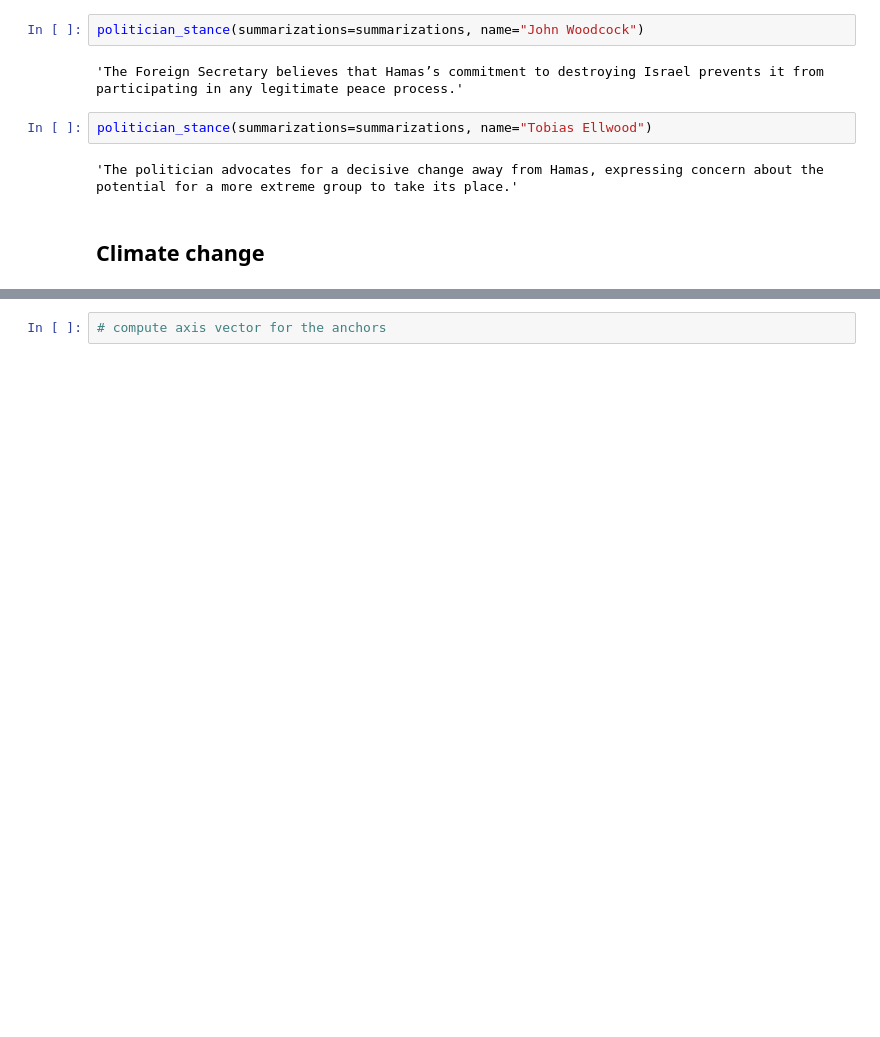
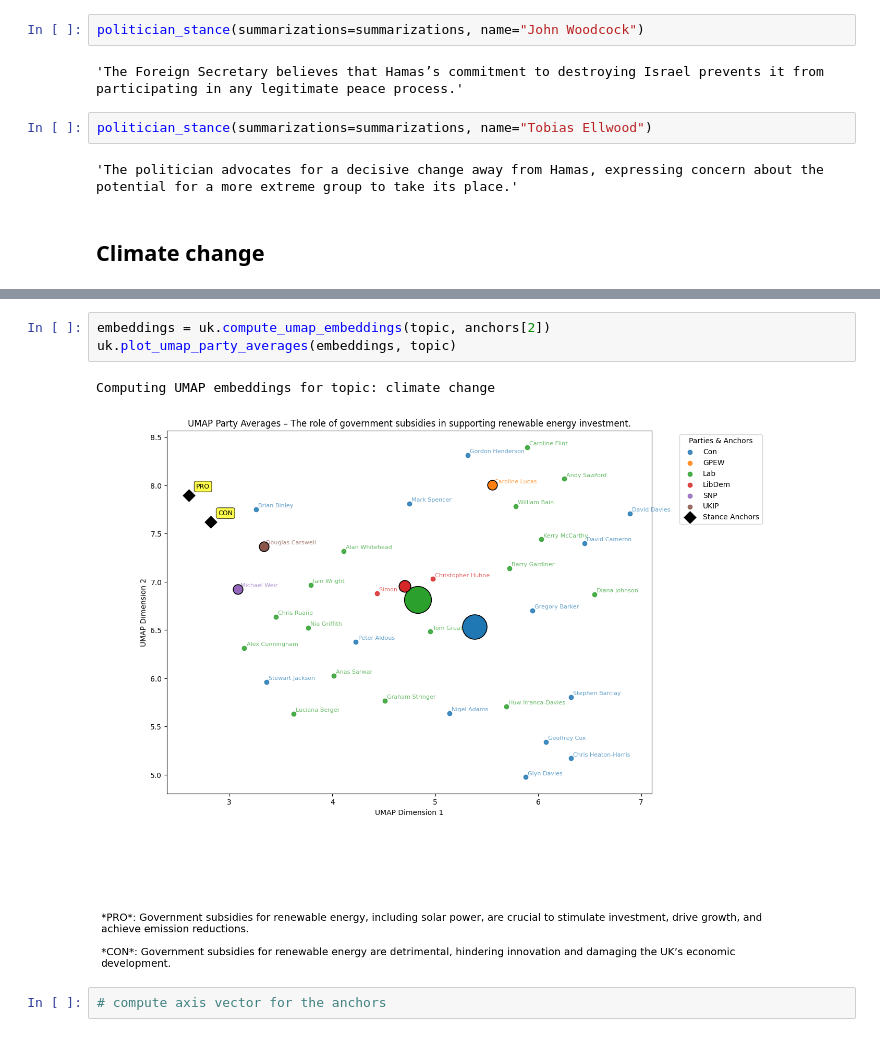
Before and after one commit to fedefraschio/stance-detection-uk-parliament, a Jupyter notebook: notebooks/stance_detection.ipynb, the cells around one changed output, grey strips where cells are left out. Saved outputs shown, nothing was run; the diff lists cells and outputs as text; blank space fills up the shorter version.

Commit message:
further experiments with prompting and anchor generation

```diff
--- a/notebooks/stance_detection.ipynb
+++ b/notebooks/stance_detection.ipynb
@@ -244,2 +270,8 @@ Computing UMAP embeddings for topic: climate change
+# %%
+embeddings = uk.compute_umap_embeddings(topic, anchors[2])
+uk.plot_umap_party_averages(embeddings, topic)
+# %% [output]
+Computing UMAP embeddings for topic: climate change
+[figure, added]
 # %%
 # compute axis vector for the anchors
```
Also changed, not shown: parts of 18 cells of this notebook, 1 other file.
